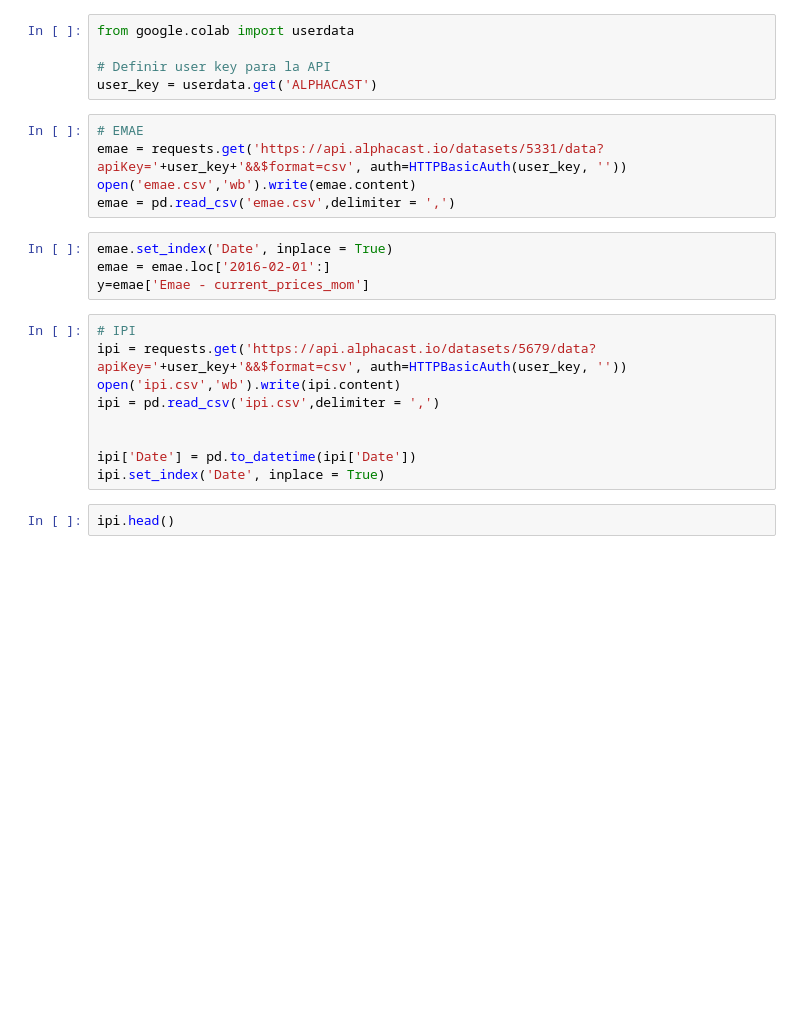
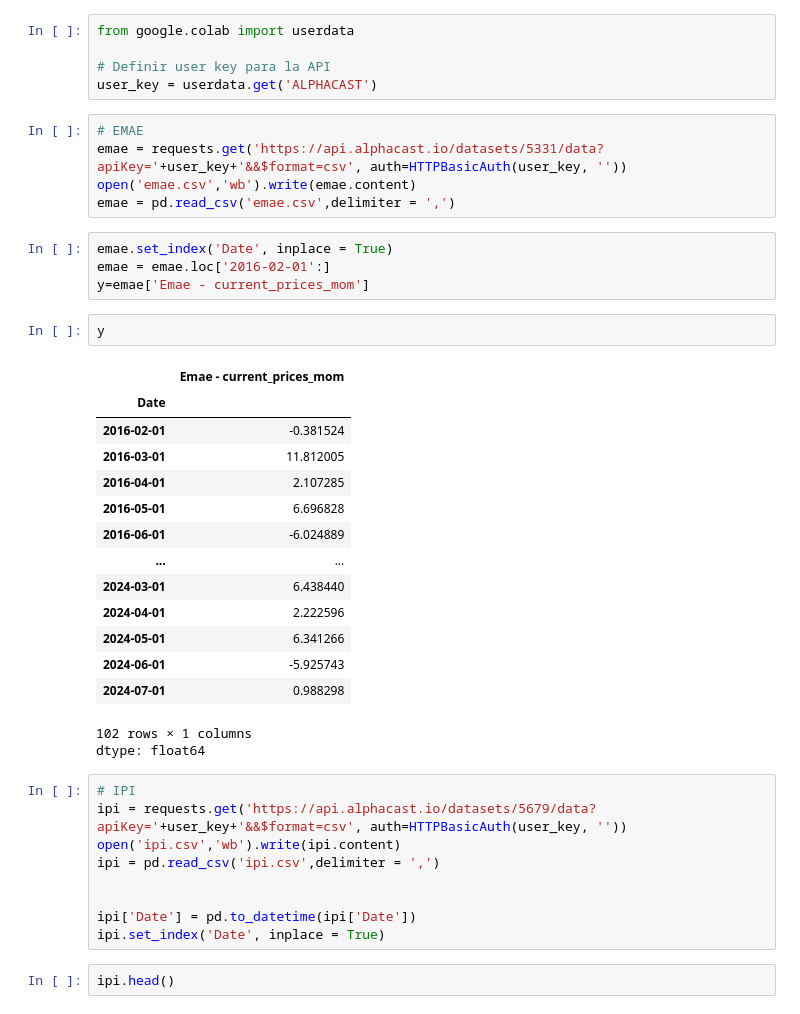
Before and after one commit to luciojosep/AnalisisCuantitativoAvanzado, a Jupyter notebook: SeriesdeTiempo/EMAE_predict.ipynb, the cells around one changed output. Saved outputs shown, nothing was run; the diff lists cells and outputs as text; blank space fills up the shorter version.

```diff
--- a/SeriesdeTiempo/EMAE_predict.ipynb
+++ b/SeriesdeTiempo/EMAE_predict.ipynb
@@ -24,6 +24,24 @@ emae = pd.read_csv('emae.csv',delimiter = ',')
 emae.set_index('Date', inplace = True)
 emae = emae.loc['2016-02-01':]
 y=emae['Emae - current_prices_mom']
+# %%
+y
+# %% [output]
+|  | Emae - current_prices_mom |
+| Date |  |
+| 2016-02-01 | -0.381524 |
+| 2016-03-01 | 11.812005 |
+| 2016-04-01 | 2.107285 |
+| 2016-05-01 | 6.696828 |
+| 2016-06-01 | -6.024889 |
+| ... | ... |
+| 2024-03-01 | 6.438440 |
+| 2024-04-01 | 2.222596 |
+| 2024-05-01 | 6.341266 |
+| 2024-06-01 | -5.925743 |
+| 2024-07-01 | 0.988298 |
+102 rows × 1 columns
+dtype: float64
 # %%
 # IPI
 ipi = requests.get('https://api.alphacast.io/datasets/5679/data?apiKey='+user_key+'&&$format=csv', auth=HTTPBasicAuth(user_key, ''))
```
Also changed, not shown: parts of 12 cells of this notebook.
